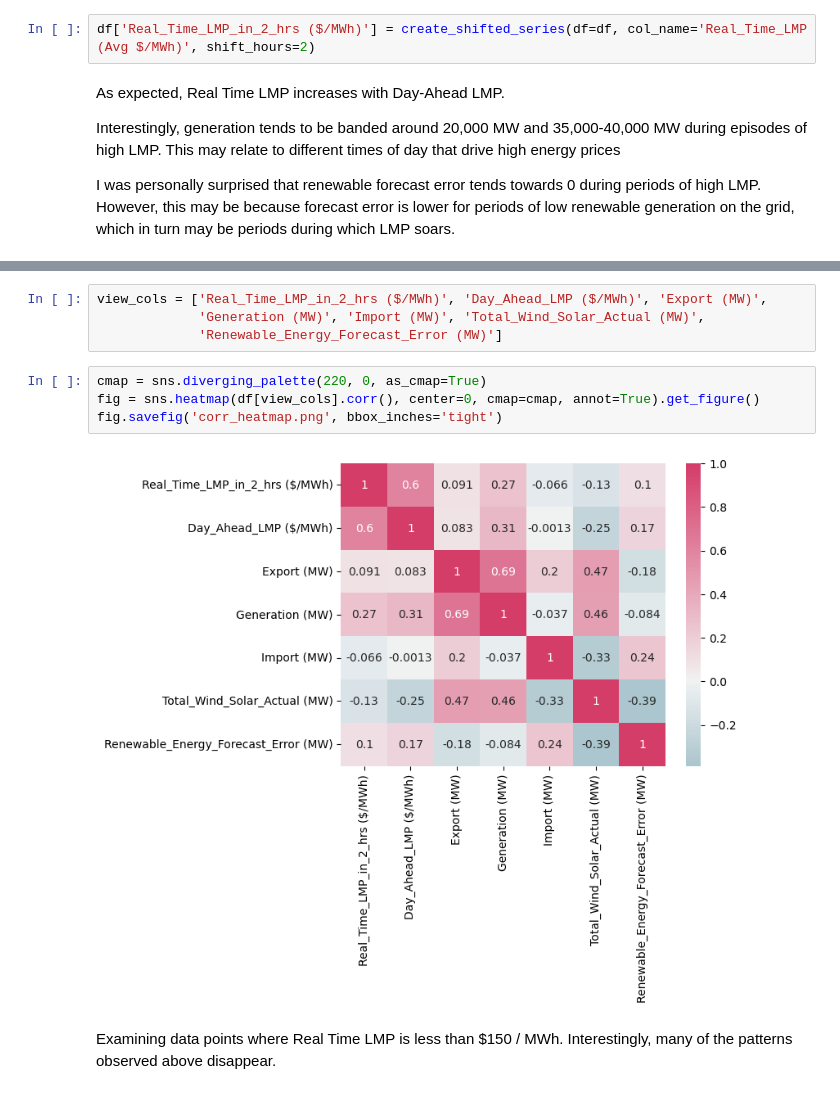
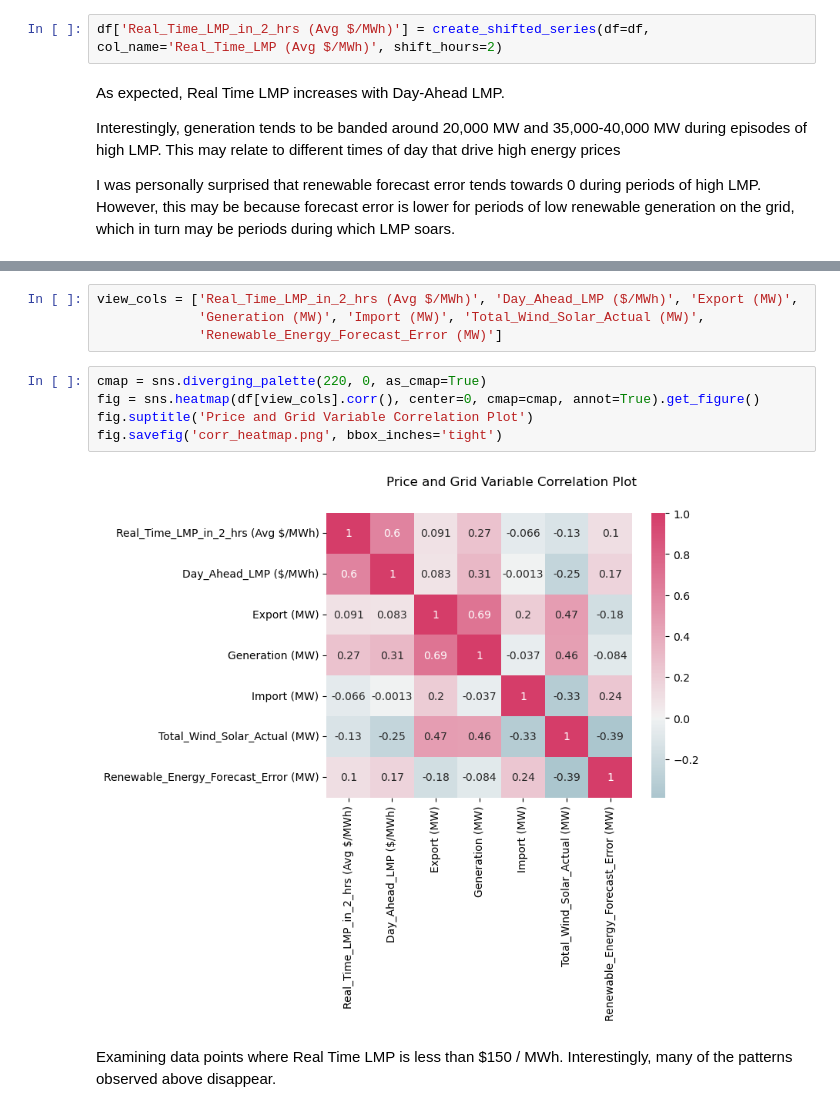
Before and after one commit to Lbongard/energy_project, a Jupyter notebook: EDA.ipynb, the cells around one changed output, grey strips where cells are left out. Cells and saved outputs as stored; diff of their text form.

```diff
--- a/EDA.ipynb
+++ b/EDA.ipynb
@@ -204,7 +189,7 @@ def create_shifted_series(df, col_name, shift_hours):
 
     return shifted_series
 # %%
-df['Real_Time_LMP_in_2_hrs ($/MWh)'] = create_shifted_series(df=df, col_name='Real_Time_LMP (Avg $/MWh)', shift_hours=2)
+df['Real_Time_LMP_in_2_hrs (Avg $/MWh)'] = create_shifted_series(df=df, col_name='Real_Time_LMP (Avg $/MWh)', shift_hours=2)
 # %% [markdown]
 As expected, Real Time LMP increases with Day-Ahead LMP.
 
@@ -226,13 +228,14 @@ for i, y in enumerate(non_RTLMP_view_cols):
 # %%
-view_cols = ['Real_Time_LMP_in_2_hrs ($/MWh)', 'Day_Ahead_LMP ($/MWh)', 'Export (MW)',
+view_cols = ['Real_Time_LMP_in_2_hrs (Avg $/MWh)', 'Day_Ahead_LMP ($/MWh)', 'Export (MW)',
              'Generation (MW)', 'Import (MW)', 'Total_Wind_Solar_Actual (MW)',
              'Renewable_Energy_Forecast_Error (MW)']
 # %%
 cmap = sns.diverging_palette(220, 0, as_cmap=True)
 fig = sns.heatmap(df[view_cols].corr(), center=0, cmap=cmap, annot=True).get_figure()
+fig.suptitle('Price and Grid Variable Correlation Plot')
 fig.savefig('corr_heatmap.png', bbox_inches='tight')
 # %% [output]
-[figure, old version]
+[figure, new version]
 # %% [markdown]
 Examining data points where Real Time LMP is less than $150 / MWh. Interestingly, many of the patterns observed above disappear.
 # %%
```
Also changed, not shown: parts of 18 cells of this notebook, 3 other files.
